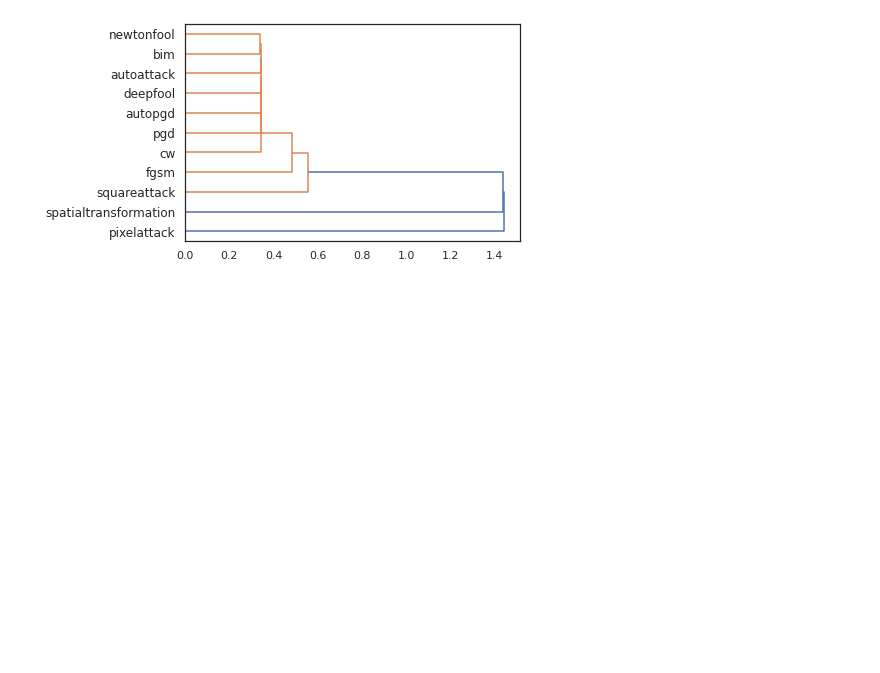
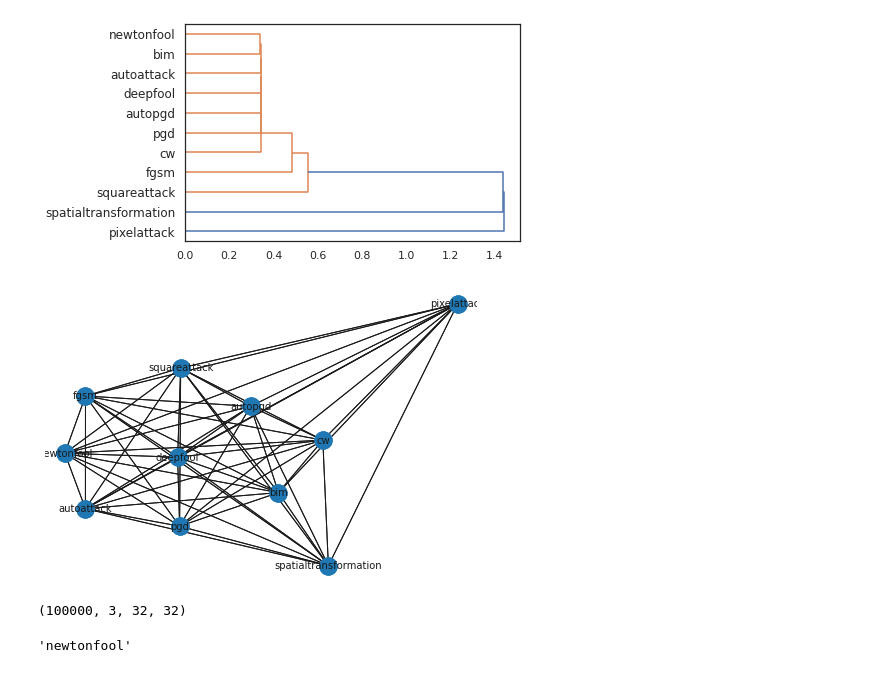
Before and after one commit to mhilmiasyrofi/attack-analysis, a Jupyter notebook: cifar10/evaluation-metric-fine-grain.ipynb, the cells around one changed output. Cells and saved outputs as stored; diff of their text form; code cells hidden in the pictures; blank space fills up the shorter version.

Commit message:
add clustering evaluation

```diff
--- a/cifar10/evaluation-metric-fine-grain.ipynb
+++ b/cifar10/evaluation-metric-fine-grain.ipynb
@@ -418,3 +431,18 @@ linkage = hcluster.linkage(1 - bsem)
 dendro  = hcluster.dendrogram(linkage, labels=bsem.columns, orientation="right")
 # %% [output]
 [figure]
+# %%
+import networkx as nx
+G = nx.Graph()
+
+for a1 in attacks:
+    for a2 in attacks :
+        G.add_edge(a1, a2, weight=bsem[a1][a2])
+
+pos = nx.spring_layout(G)  # default to scale=1
+nx.draw(G, pos)
+nx.draw(G, pos)
+nx.draw_networkx_labels(G, pos, font_size=10)
+plt.show()
+# %% [output]
+[figure, added]
@@ -420,0 +453,27 @@ dendro  = hcluster.dendrogram(linkage, labels=bsem.columns, orientation="right")
+# %%
+np.concatenate((a, b)).shape
+# %% [output]
+(100000, 3, 32, 32)
+# %%
+attacks = ["autoattack", "autopgd", "bim", "cw", "fgsm", "pgd", "deepfool", "newtonfool", "squareattack", "pixelattack", "spatialtransformation"]
+
+cluster = ["autoattack", "autopgd", "bim", "cw", "pgd", "deepfool", "newtonfool"]
+# cluster = ["autoattack", "autopgd", "bim", "pgd"]
+
+def get_centroid(cluster, sim) :
+    val = {}
+    for c in cluster :
+        val[c] = 0
+        for c2 in cluster :
+            val[c] += sim[c][c2]
+    max_dist = val[cluster[0]]
+    idx = cluster[0]
+    for c in cluster :
+        if val[c] > max_dist :
+            max_dist = val[c]
+            idx = c
+    return idx
+
+get_centroid(cluster, bsem)
+# %% [output]
+'newtonfool'
```
Also changed, not shown: parts of 10 cells of this notebook.
